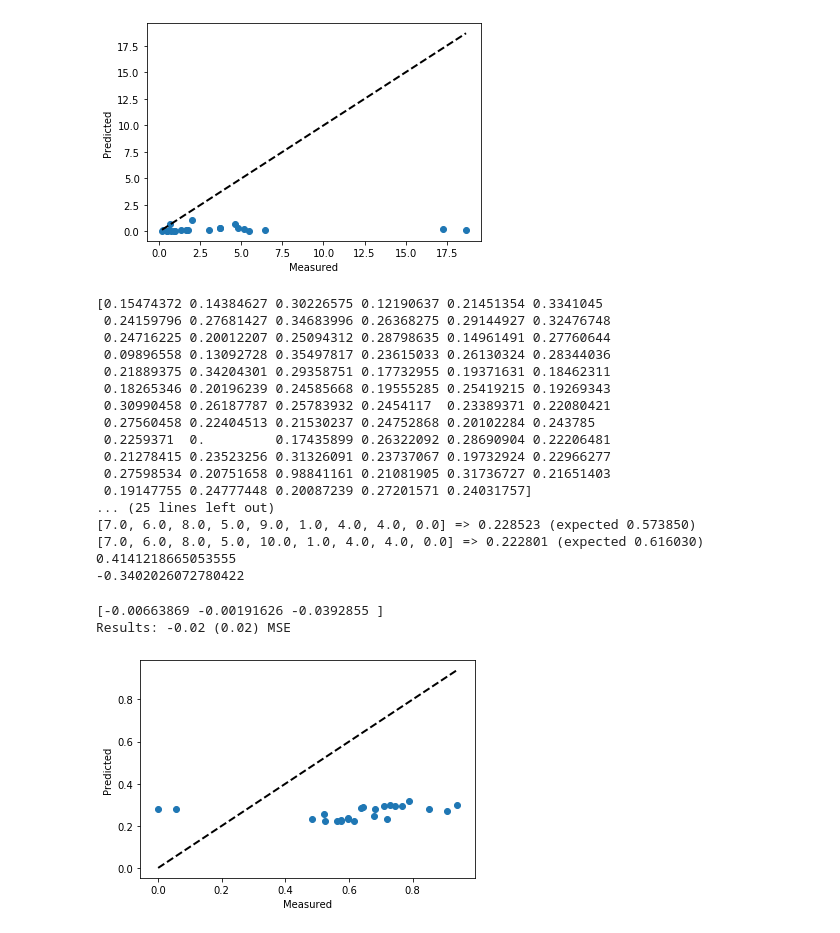
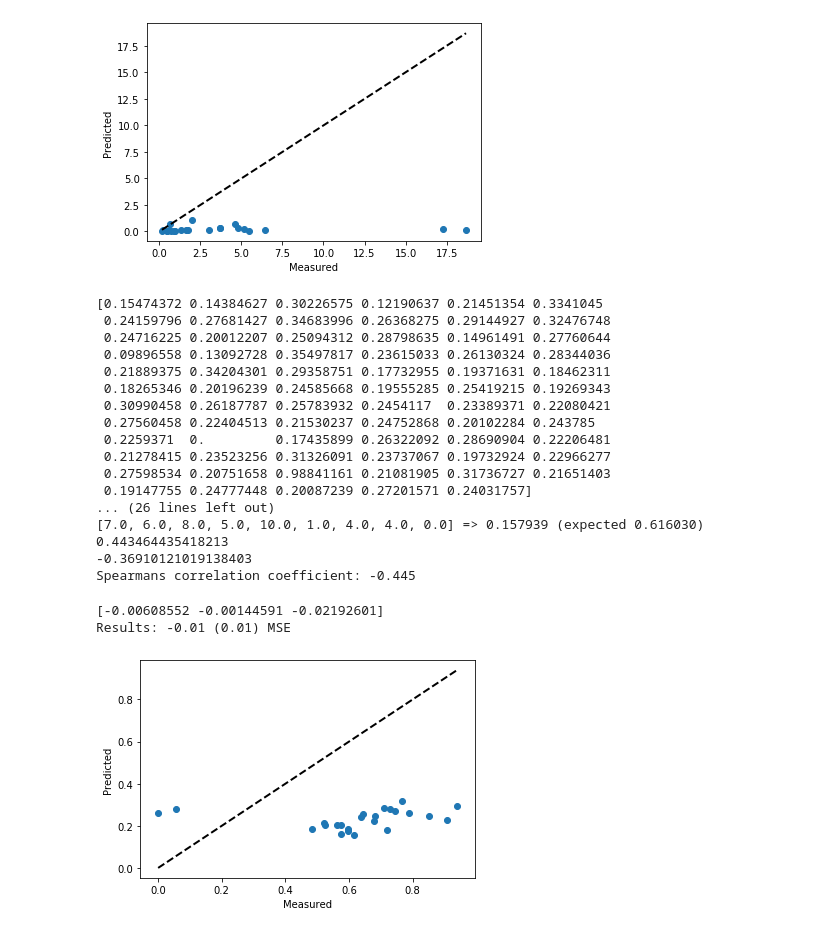
Before and after one commit to eliane06/SCMAI, a Jupyter notebook: pruebaDt.ipynb, the cells around one changed output. Drawn from its saved outputs; the diff is of its cells as text; code cells hidden in the pictures.

```diff
--- a/pruebaDt.ipynb
+++ b/pruebaDt.ipynb
@@ -49,9 +50,9 @@ def corr(predicts, targets, nit):
 def b_model():
 	# create model
 	model = Sequential()
-	model.add(Dense(19, input_dim=9, kernel_initializer='normal', activation='tanh'))
+	model.add(Dense(19, input_dim=9, kernel_initializer='he_normal', activation='tanh'))
 	#model.add(Dense(2, kernel_initializer='normal', activation='tanh'))
-	model.add(Dense(1, kernel_initializer='normal', activation='linear'))
+	model.add(Dense(1, kernel_initializer='he_normal', activation='linear'))
 	model.compile(loss='mean_squared_error', optimizer='Adagrad', metrics=['mse'])
 	return model
 
@@ -552,11 +553,12 @@ params = grid_result.cv_results_['params']
 for mean, stdev, param in zip(means, stds, params):
     print("%f (%f) with: %r" % (mean, stdev, param))
 # %%
+# concentración de nitrogeno total normalizados
 dataset = loadtxt('NT2006-copia.csv', delimiter=',')
 X = dataset[:,4:13]
 Y = dataset[:,14]
 #Y = dataset[:,16]
-print(Y)
+#print(Y)
 
 dataset = loadtxt('NT2010-copia.csv', delimiter=',') #sin sacar valores atípicos
 X_test = dataset[:,4:13]
@@ -577,7 +579,7 @@ def corr(predicts, targets, nit):
 def b_model():
 	# create model
 	model = Sequential()
-	model.add(Dense(19, input_dim=9, kernel_initializer='normal', activation='tanh'))
+	model.add(Dense(15, input_dim=9, kernel_initializer='normal', activation='tanh'))
 	#model.add(Dense(2, kernel_initializer='normal', activation='tanh'))
 	model.add(Dense(1, kernel_initializer='normal', activation='linear'))
 	model.compile(loss='mean_squared_error', optimizer='Adagrad', metrics=['mse'])
@@ -594,7 +596,9 @@ for i in range(len(Y_test)):
 	print('%s => %f (expected %f)' % (X_test[i].tolist(), y_pred[i], Y_test[i]))
 
 print(rmse(y_pred, Y_test))
-print(corr(y_pred, Y_test, nit))
+#print(corr(y_pred, Y_test, nit))
+coef, p = spearmanr(y_pred, nit)
+print('Spearmans correlation coefficient: %.3f' % coef)
 
 fig,ax = plt.subplots()
 ax.scatter(Y_test, y_pred)
@@ -602,38 +606,38 @@ ax.plot([Y_test.min(), Y_test.max()], [Y_test.min(), Y_test.max()], 'k--', lw=2)
 ax.set_xlabel('Measured')
 ax.set_ylabel('Predicted')
 fig.show()
 
 
 #//////////////////////////////////////////////////////////
 #y_pred = cross_val_predict(estimator, X, Y, cv=kfold)
 #print(y_pred)
 
 results = cross_val_score(estimator, X, Y)
 print(results)
 print("Results: %.2f (%.2f) MSE" % (results.mean(), results.std()))
 
 outfile = open('results.csv','w')
 out = csv.writer(outfile)
 out.writerows(map(lambda x: [x], y_pred))
 outfile.close()
 # %% [output]
 [0.15474372 0.14384627 0.30226575 0.12190637 0.21451354 0.3341045
  0.24159796 0.27681427 0.34683996 0.26368275 0.29144927 0.32476748
  0.24716225 0.20012207 0.25094312 0.28798635 0.14961491 0.27760644
  0.09896558 0.13092728 0.35497817 0.23615033 0.26130324 0.28344036
  0.21889375 0.34204301 0.29358751 0.17732955 0.19371631 0.18462311
  0.18265346 0.20196239 0.24585668 0.19555285 0.25419215 0.19269343
  0.30990458 0.26187787 0.25783932 0.2454117  0.23389371 0.22080421
  0.27560458 0.22404513 0.21530237 0.24752868 0.20102284 0.243785
  0.2259371  0.         0.17435899 0.26322092 0.28690904 0.22206481
  0.21278415 0.23523256 0.31326091 0.23737067 0.19732924 0.22966277
  0.27598534 0.20751658 0.98841161 0.21081905 0.31736727 0.21651403
  0.19147755 0.24777448 0.20087239 0.27201571 0.24031757]
-... (25 lines left out)
-[7.0, 6.0, 8.0, 5.0, 9.0, 1.0, 4.0, 4.0, 0.0] => 0.228523 (expected 0.573850)
-[7.0, 6.0, 8.0, 5.0, 10.0, 1.0, 4.0, 4.0, 0.0] => 0.222801 (expected 0.616030)
-0.4141218665053555
--0.3402026072780422
+... (26 lines left out)
+[7.0, 6.0, 8.0, 5.0, 10.0, 1.0, 4.0, 4.0, 0.0] => 0.157939 (expected 0.616030)
+0.443464435418213
+-0.36910121019138403
+Spearmans correlation coefficient: -0.445
-[-0.00663869 -0.00191626 -0.0392855 ]
-Results: -0.02 (0.02) MSE
+[-0.00608552 -0.00144591 -0.02192601]
+Results: -0.01 (0.01) MSE
-[figure, old version]
+[figure, new version]
```
Also changed, not shown: parts of 2 cells of this notebook.
